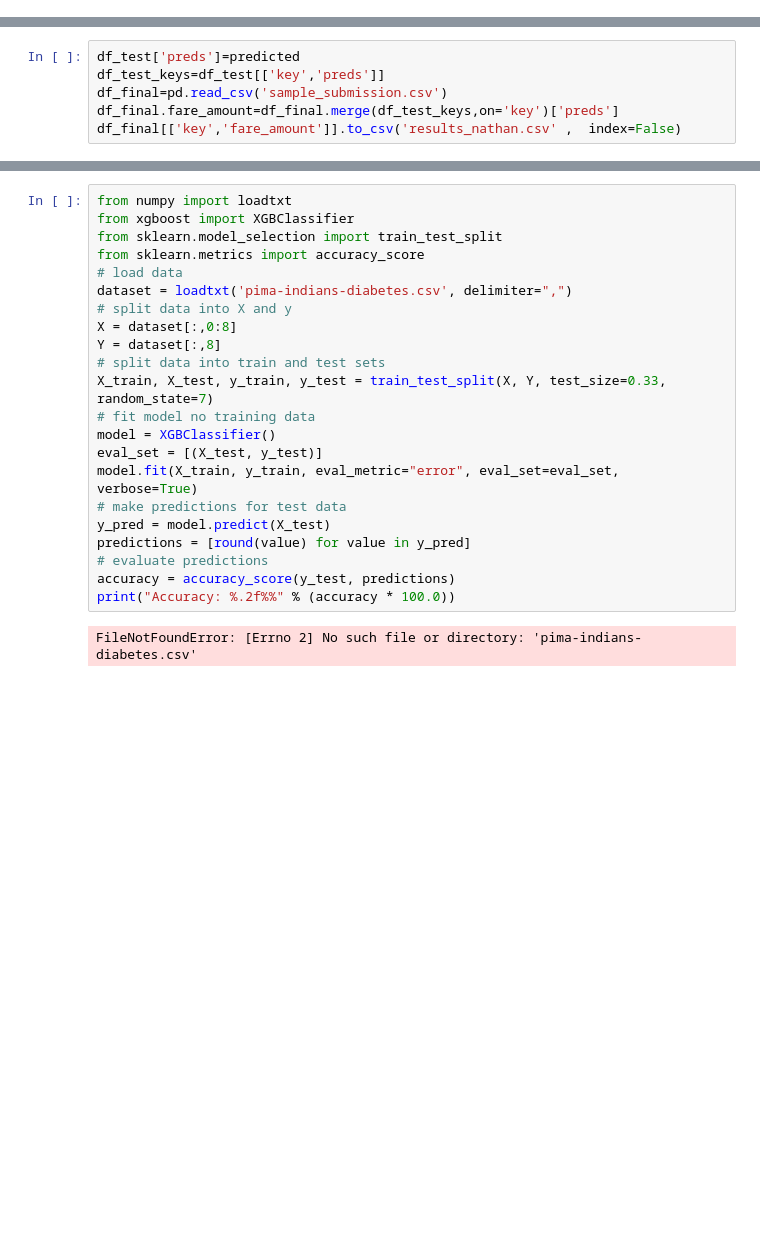
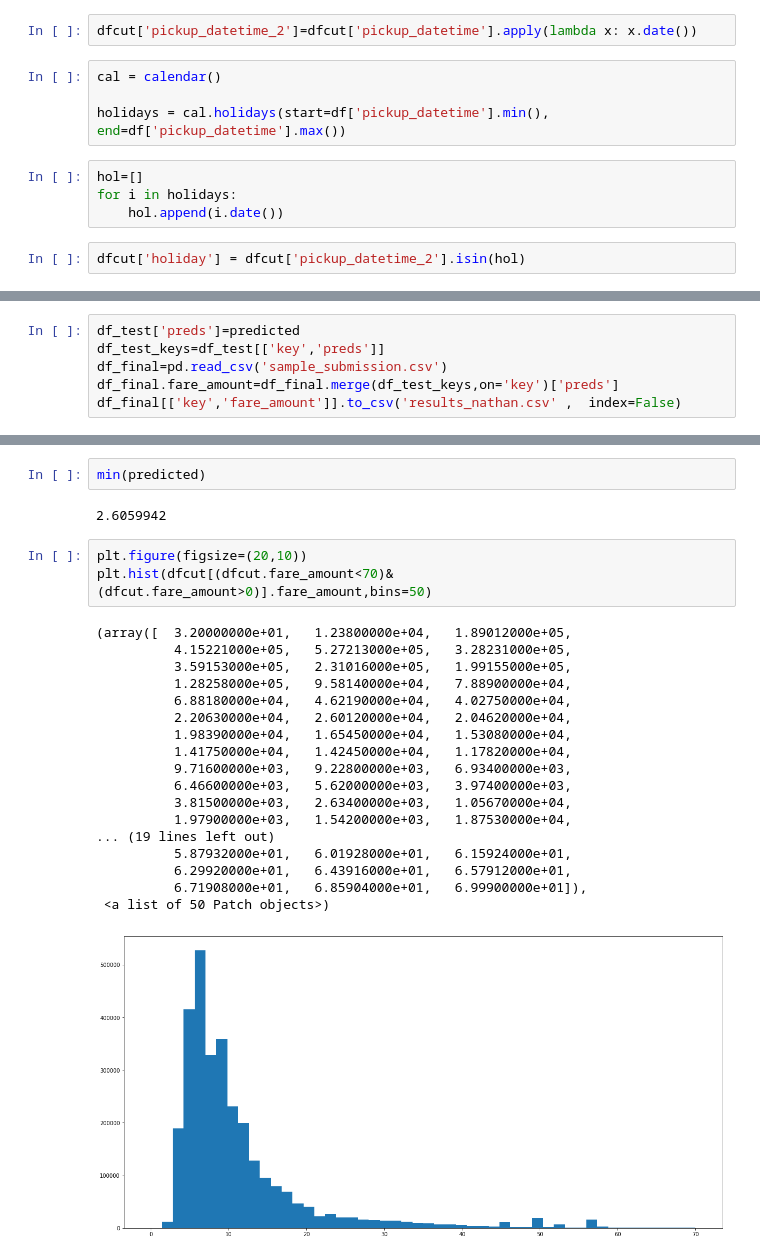
Before and after one commit to ziggyzacks/kaggle, a Jupyter notebook: Baseline.ipynb, the cells around one changed output, grey strips where cells are left out. Cells and saved outputs as stored; diff of their text form; blank space fills up the shorter version.

```diff
--- a/Baseline.ipynb
+++ b/Baseline.ipynb
@@ -174,0 +173,12 @@ df1.shape
+# %%
+dfcut['pickup_datetime_2']=dfcut['pickup_datetime'].apply(lambda x: x.date())
+# %%
+cal = calendar()
+
+holidays = cal.holidays(start=df['pickup_datetime'].min(), end=df['pickup_datetime'].max())
+# %%
+hol=[]
+for i in holidays:
+    hol.append(i.date())
+# %%
+dfcut['holiday'] = dfcut['pickup_datetime_2'].isin(hol)
@@ -283,24 +281,26 @@ XGBRegressor(base_score=0.5, booster='gbtree', colsample_bylevel=1,
-# %%
-from numpy import loadtxt
-from xgboost import XGBClassifier
-from sklearn.model_selection import train_test_split
-from sklearn.metrics import accuracy_score
-# load data
-dataset = loadtxt('pima-indians-diabetes.csv', delimiter=",")
-# split data into X and y
-X = dataset[:,0:8]
-Y = dataset[:,8]
-# split data into train and test sets
-X_train, X_test, y_train, y_test = train_test_split(X, Y, test_size=0.33, random_state=7)
-# fit model no training data
-model = XGBClassifier()
-eval_set = [(X_test, y_test)]
-model.fit(X_train, y_train, eval_metric="error", eval_set=eval_set, verbose=True)
-# make predictions for test data
-y_pred = model.predict(X_test)
-predictions = [round(value) for value in y_pred]
-# evaluate predictions
-accuracy = accuracy_score(y_test, predictions)
-print("Accuracy: %.2f%%" % (accuracy * 100.0))
-# %% [output]
-FileNotFoundError: [Errno 2] No such file or directory: 'pima-indians-diabetes.csv'
+# %%
+min(predicted)
+# %% [output]
+2.6059942
+# %%
+plt.figure(figsize=(20,10))
+plt.hist(dfcut[(dfcut.fare_amount<70)&(dfcut.fare_amount>0)].fare_amount,bins=50)
+# %% [output]
+(array([  3.20000000e+01,   1.23800000e+04,   1.89012000e+05,
+          4.15221000e+05,   5.27213000e+05,   3.28231000e+05,
+          3.59153000e+05,   2.31016000e+05,   1.99155000e+05,
+          1.28258000e+05,   9.58140000e+04,   7.88900000e+04,
+          6.88180000e+04,   4.62190000e+04,   4.02750000e+04,
+          2.20630000e+04,   2.60120000e+04,   2.04620000e+04,
+          1.98390000e+04,   1.65450000e+04,   1.53080000e+04,
+          1.41750000e+04,   1.42450000e+04,   1.17820000e+04,
+          9.71600000e+03,   9.22800000e+03,   6.93400000e+03,
+          6.46600000e+03,   5.62000000e+03,   3.97400000e+03,
+          3.81500000e+03,   2.63400000e+03,   1.05670000e+04,
+          1.97900000e+03,   1.54200000e+03,   1.87530000e+04,
+... (19 lines left out)
+          5.87932000e+01,   6.01928000e+01,   6.15924000e+01,
+          6.29920000e+01,   6.43916000e+01,   6.57912000e+01,
+          6.71908000e+01,   6.85904000e+01,   6.99900000e+01]),
+ <a list of 50 Patch objects>)
+[figure, added]
```
Also changed, not shown: parts of 30 cells of this notebook.
